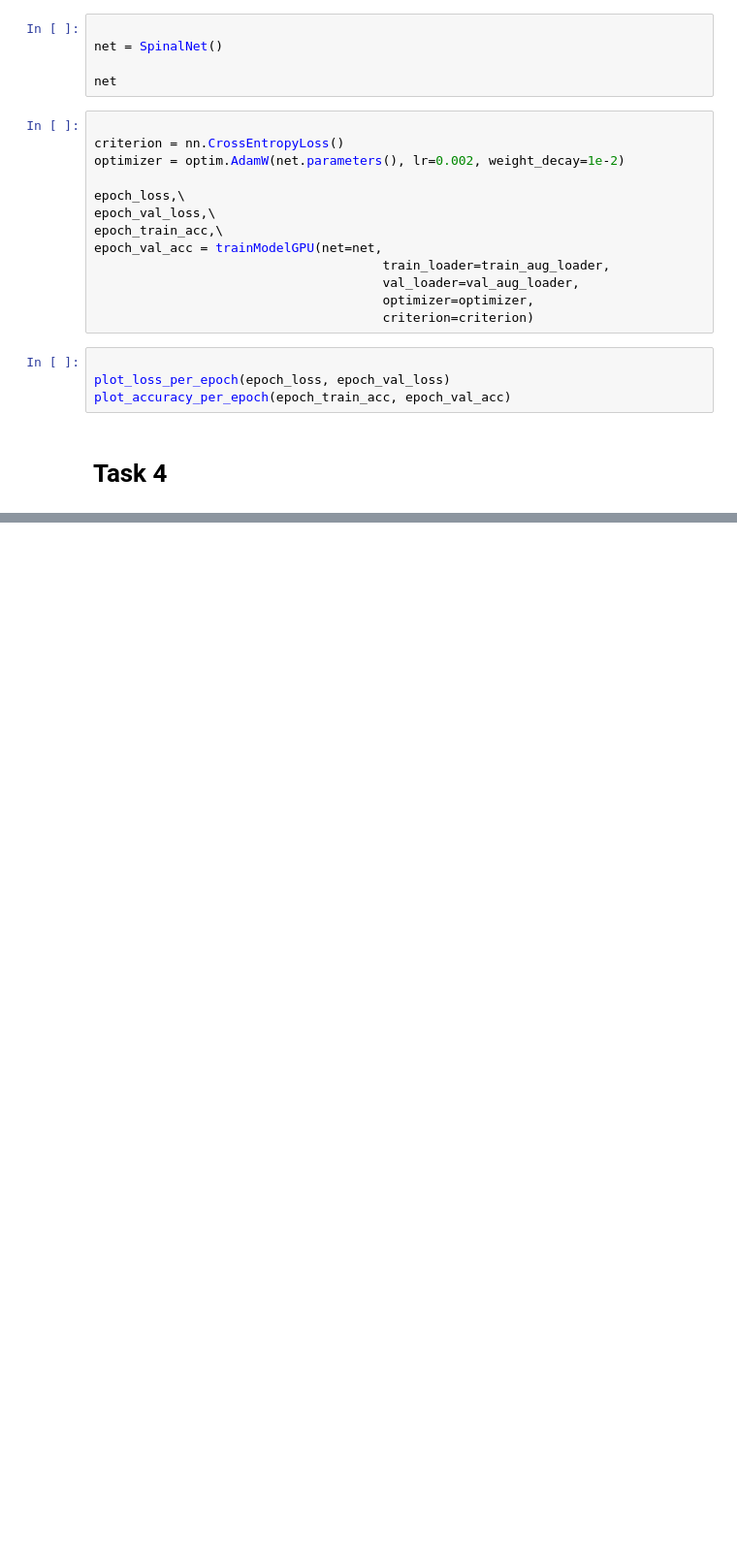
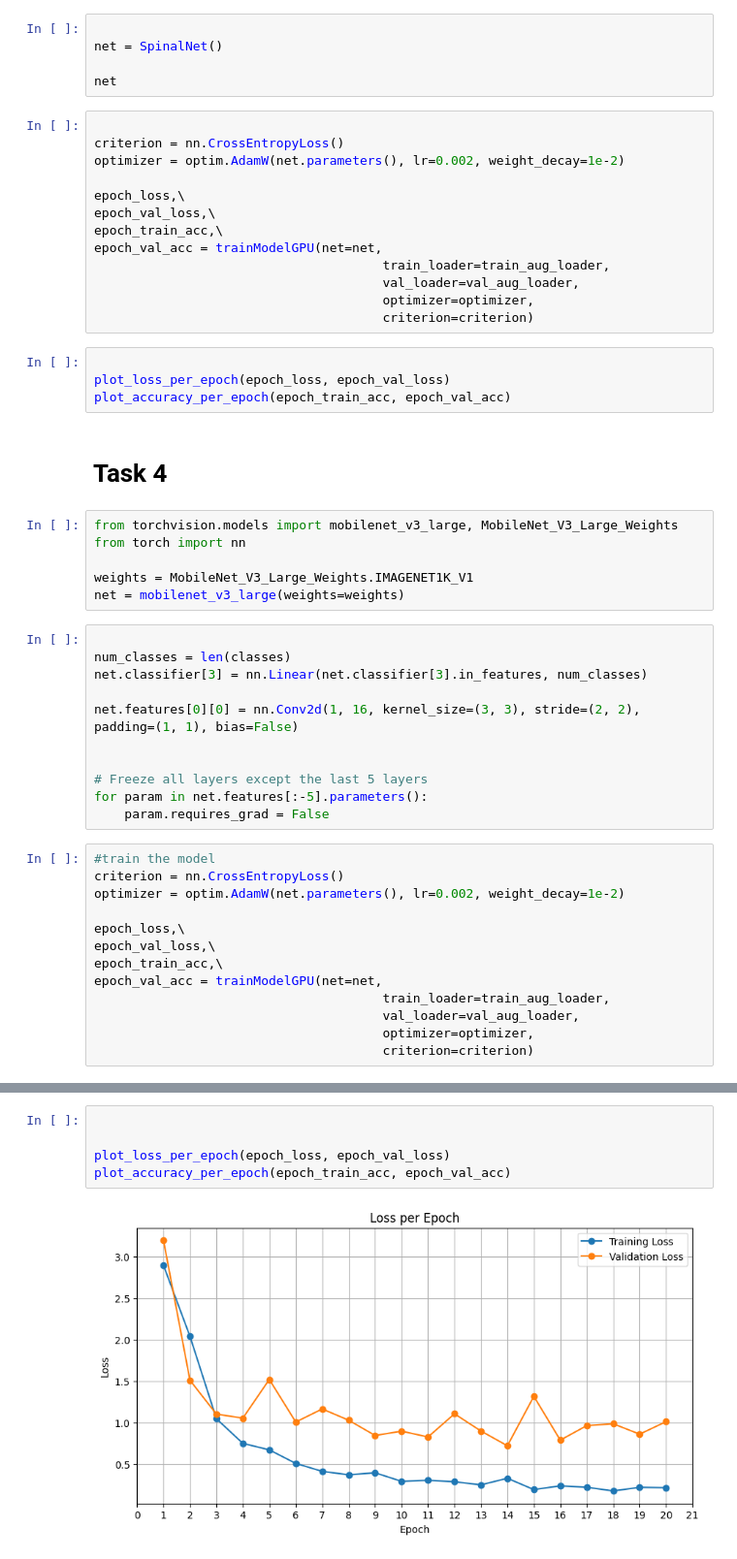
Before and after one commit to Mohammed-Abed-Alkareem/Arabic-Handwriting-Identification-Deep-Learning, a Jupyter notebook: projectCode/file.ipynb, the cells around one changed output, grey strips where cells are left out. Shown at 97% size. Drawn from its saved outputs; the diff is of its cells as text; blank space fills up the shorter version.

Commit message:
pretrained mobilenet done

```diff
--- a/projectCode/file.ipynb
+++ b/projectCode/file.ipynb
@@ -1565,3 +1565,33 @@ plot_loss_per_epoch(epoch_loss, epoch_val_loss)
 plot_accuracy_per_epoch(epoch_train_acc, epoch_val_acc)
 # %% [markdown]
 # Task 4
+# %%
+from torchvision.models import mobilenet_v3_large, MobileNet_V3_Large_Weights
+from torch import nn
+
+weights = MobileNet_V3_Large_Weights.IMAGENET1K_V1
+net = mobilenet_v3_large(weights=weights)
+# %%
+
+num_classes = len(classes)
+net.classifier[3] = nn.Linear(net.classifier[3].in_features, num_classes)
+
+net.features[0][0] = nn.Conv2d(1, 16, kernel_size=(3, 3), stride=(2, 2), padding=(1, 1), bias=False)
+
+
+# Freeze all layers except the last 5 layers
+for param in net.features[:-5].parameters():
+    param.requires_grad = False
+# %%
+#train the model
+criterion = nn.CrossEntropyLoss()
+optimizer = optim.AdamW(net.parameters(), lr=0.002, weight_decay=1e-2)
+
+epoch_loss,\
+epoch_val_loss,\
+epoch_train_acc,\
+epoch_val_acc = trainModelGPU(net=net,
+                                      train_loader=train_aug_loader,
+                                      val_loader=val_aug_loader,
+                                      optimizer=optimizer,
+                                      criterion=criterion)
@@ -1567,0 +1616,7 @@ plot_accuracy_per_epoch(epoch_train_acc, epoch_val_acc)
+# %%
+
+
+plot_loss_per_epoch(epoch_loss, epoch_val_loss)
+plot_accuracy_per_epoch(epoch_train_acc, epoch_val_acc)
+# %% [output]
+[figure, added]
```
Also changed, not shown: parts of 3 cells of this notebook.
